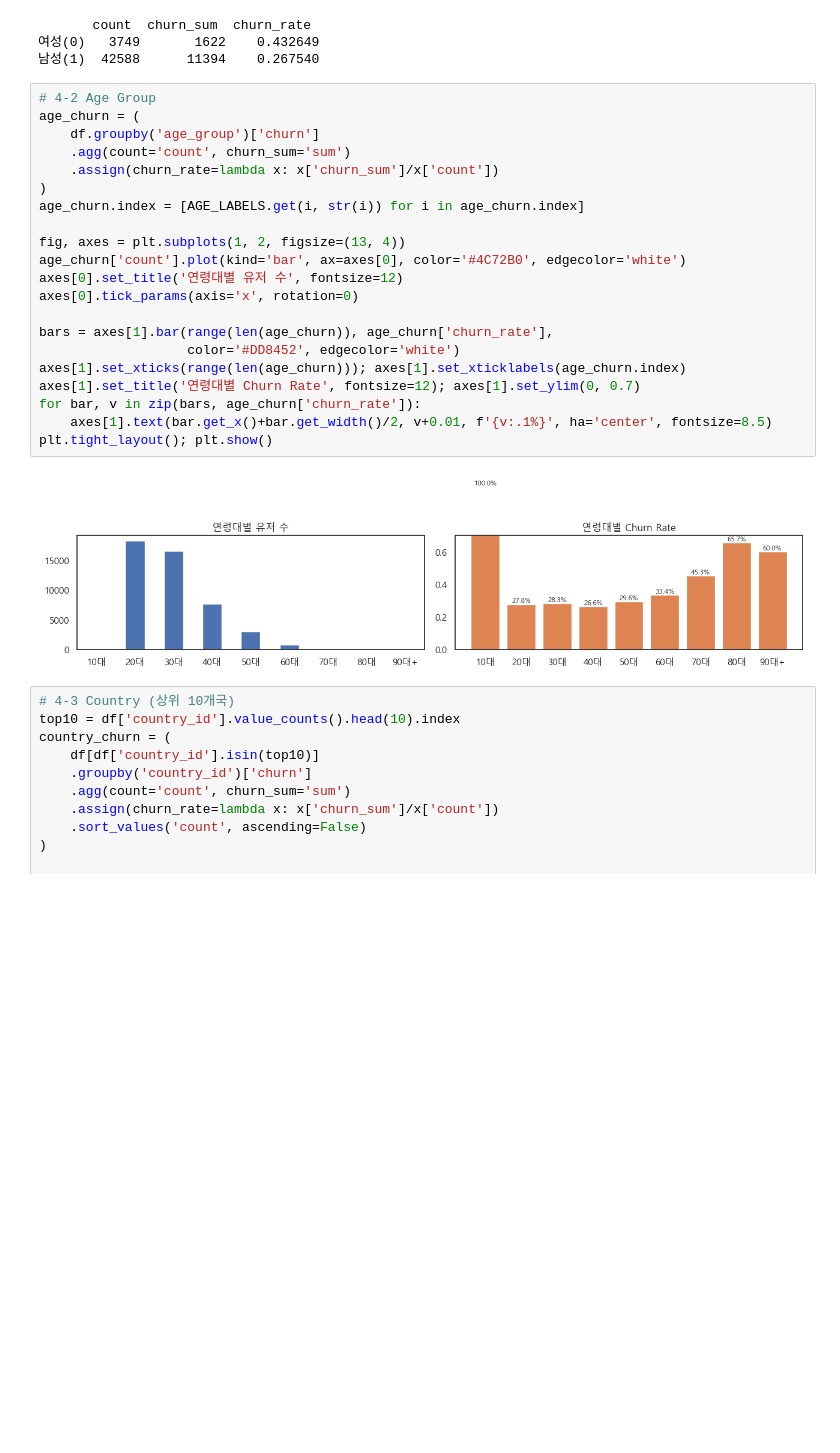
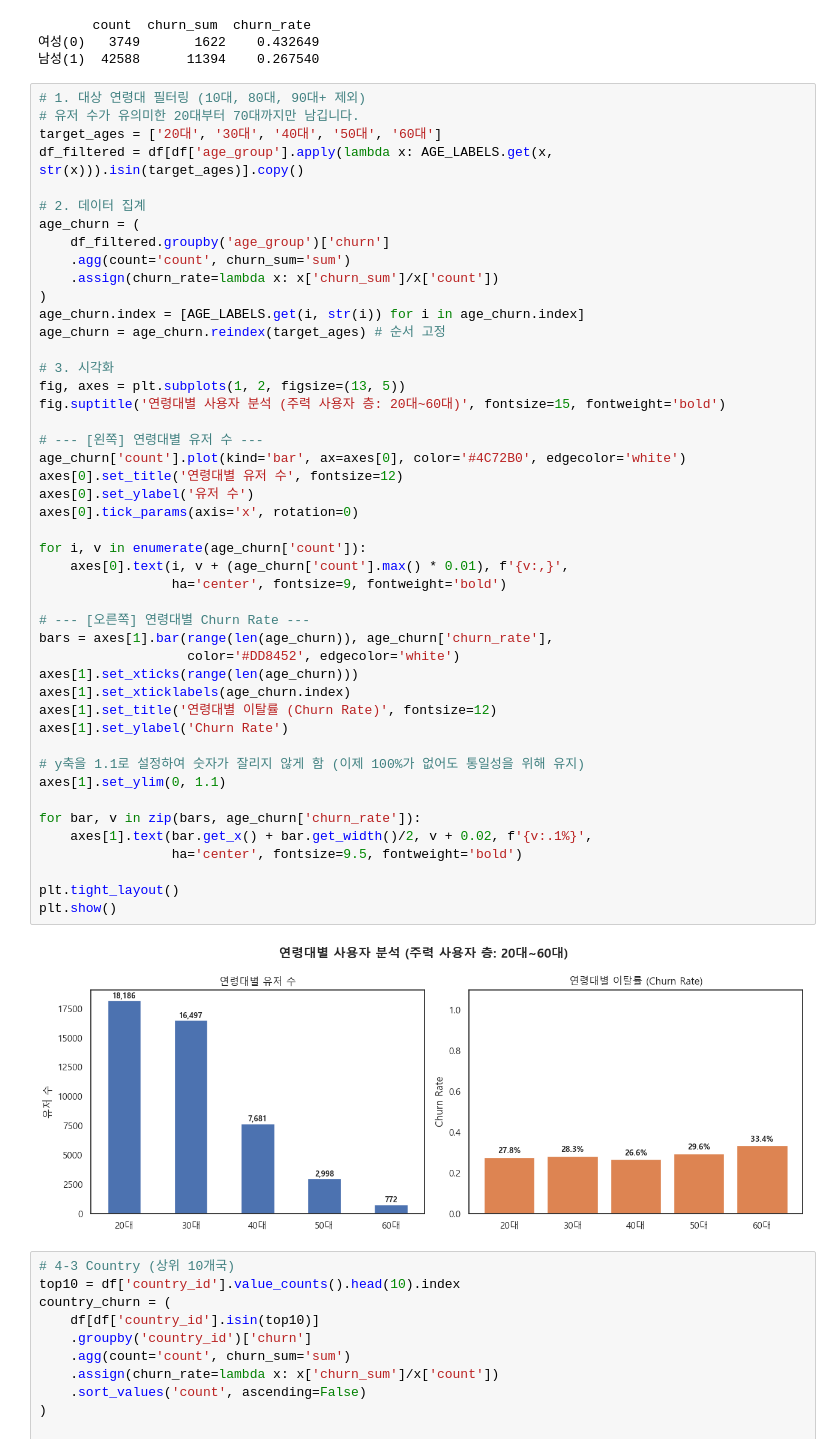
Before and after one commit to SKNETWORKS-FAMILY-AICAMP/SKN24-2nd-3Team, a Jupyter notebook: notebooks/psy/02_EDA_refine.ipynb, the cells around one changed output. Drawn from its saved outputs; the diff is of its cells as text; blank space fills up the shorter version.

```diff
--- a/notebooks/psy/02_EDA_refine.ipynb
+++ b/notebooks/psy/02_EDA_refine.ipynb
@@ -223,28 +223,53 @@ print(gender_churn)
 여성(0)   3749       1622    0.432649
 남성(1)  42588      11394    0.267540
 # %%
-# 4-2 Age Group
+# 1. 대상 연령대 필터링 (10대, 80대, 90대+ 제외)
+# 유저 수가 유의미한 20대부터 70대까지만 남깁니다.
+target_ages = ['20대', '30대', '40대', '50대', '60대']
+df_filtered = df[df['age_group'].apply(lambda x: AGE_LABELS.get(x, str(x))).isin(target_ages)].copy()
+
+# 2. 데이터 집계
 age_churn = (
-    df.groupby('age_group')['churn']
+    df_filtered.groupby('age_group')['churn']
     .agg(count='count', churn_sum='sum')
     .assign(churn_rate=lambda x: x['churn_sum']/x['count'])
 )
 age_churn.index = [AGE_LABELS.get(i, str(i)) for i in age_churn.index]
+age_churn = age_churn.reindex(target_ages) # 순서 고정
 
-fig, axes = plt.subplots(1, 2, figsize=(13, 4))
+# 3. 시각화
+fig, axes = plt.subplots(1, 2, figsize=(13, 5))
+fig.suptitle('연령대별 사용자 분석 (주력 사용자 층: 20대~60대)', fontsize=15, fontweight='bold')
+
+# --- [왼쪽] 연령대별 유저 수 ---
 age_churn['count'].plot(kind='bar', ax=axes[0], color='#4C72B0', edgecolor='white')
 axes[0].set_title('연령대별 유저 수', fontsize=12)
+axes[0].set_ylabel('유저 수')
 axes[0].tick_params(axis='x', rotation=0)
 
+for i, v in enumerate(age_churn['count']):
+    axes[0].text(i, v + (age_churn['count'].max() * 0.01), f'{v:,}',
+                 ha='center', fontsize=9, fontweight='bold')
+
+# --- [오른쪽] 연령대별 Churn Rate ---
 bars = axes[1].bar(range(len(age_churn)), age_churn['churn_rate'],
                    color='#DD8452', edgecolor='white')
-axes[1].set_xticks(range(len(age_churn))); axes[1].set_xticklabels(age_churn.index)
-axes[1].set_title('연령대별 Churn Rate', fontsize=12); axes[1].set_ylim(0, 0.7)
+axes[1].set_xticks(range(len(age_churn)))
+axes[1].set_xticklabels(age_churn.index)
+axes[1].set_title('연령대별 이탈률 (Churn Rate)', fontsize=12)
+axes[1].set_ylabel('Churn Rate')
+
+# y축을 1.1로 설정하여 숫자가 잘리지 않게 함 (이제 100%가 없어도 통일성을 위해 유지)
+axes[1].set_ylim(0, 1.1)
+
 for bar, v in zip(bars, age_churn['churn_rate']):
-    axes[1].text(bar.get_x()+bar.get_width()/2, v+0.01, f'{v:.1%}', ha='center', fontsize=8.5)
-plt.tight_layout(); plt.show()
+    axes[1].text(bar.get_x() + bar.get_width()/2, v + 0.02, f'{v:.1%}',
+                 ha='center', fontsize=9.5, fontweight='bold')
+
+plt.tight_layout()
+plt.show()
 # %% [output]
-[figure, old version]
+[figure, new version]
 # %%
 # 4-3 Country (상위 10개국)
 top10 = df['country_id'].value_counts().head(10).index
```
Also changed, not shown: parts of 3 cells of this notebook, 14 other files.
